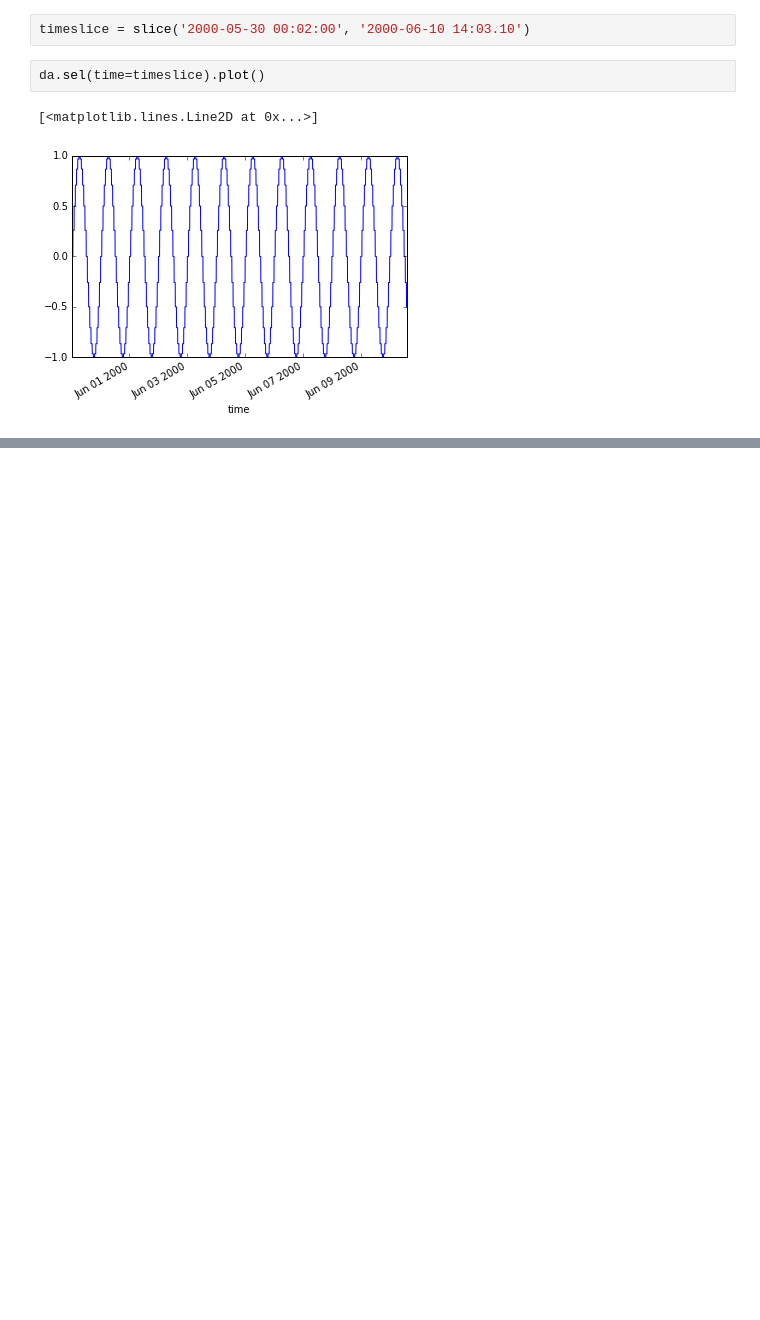
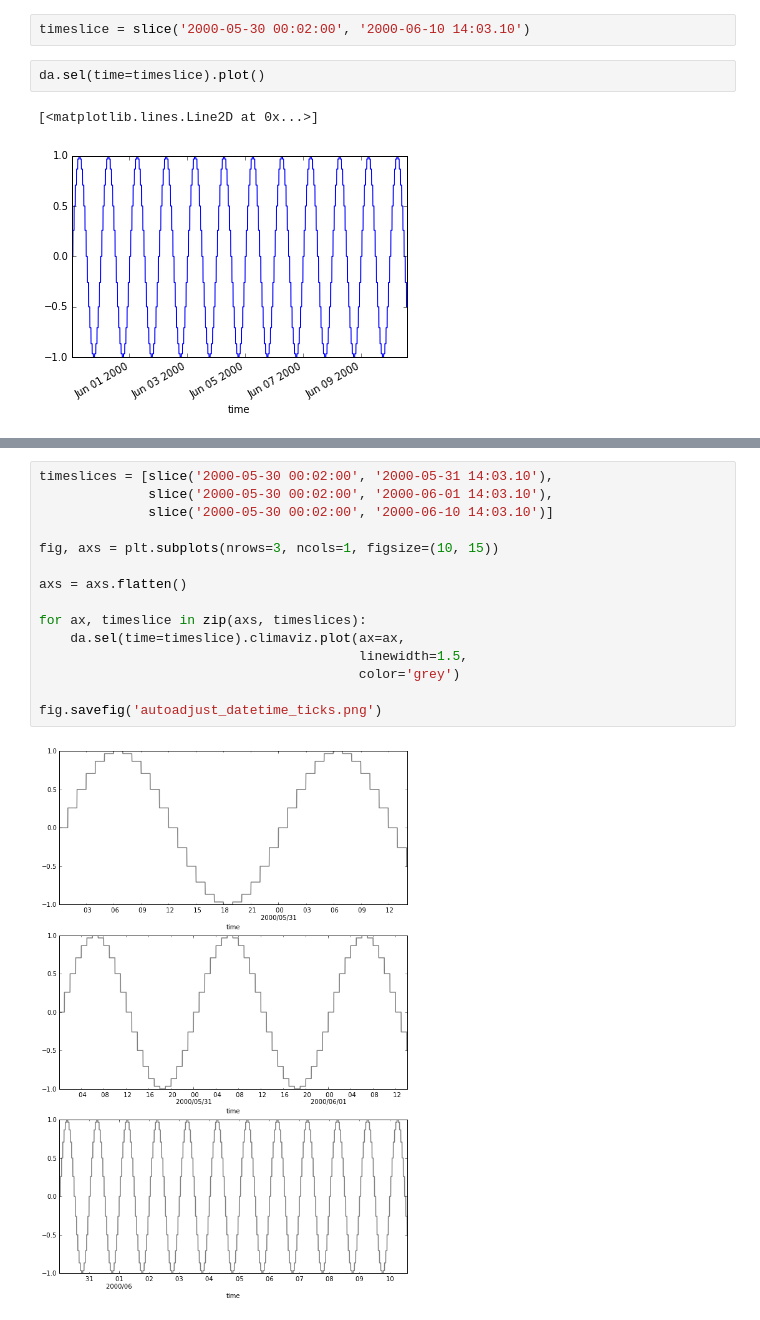
Before and after one commit to qAp/climatools, a Jupyter notebook: climatools/examples/autoadjust_datetime_ticks/autoadjust_datetime.ipynb, the cells around one changed output, grey strips where cells are left out. Drawn from its saved outputs; the diff is of its cells as text; blank space fills up the shorter version.

```diff
--- a/climatools/examples/autoadjust_datetime_ticks/autoadjust_datetime.ipynb
+++ b/climatools/examples/autoadjust_datetime_ticks/autoadjust_datetime.ipynb
@@ -81,0 +68,17 @@ climaviz.set_xaxis_datetime_ticklocs_ticklabels(ax.xaxis,
+# %%
+timeslices = [slice('2000-05-30 00:02:00', '2000-05-31 14:03.10'),
+              slice('2000-05-30 00:02:00', '2000-06-01 14:03.10'),
+              slice('2000-05-30 00:02:00', '2000-06-10 14:03.10')]
+
+fig, axs = plt.subplots(nrows=3, ncols=1, figsize=(10, 15))
+
+axs = axs.flatten()
+
+for ax, timeslice in zip(axs, timeslices):
+    da.sel(time=timeslice).climaviz.plot(ax=ax,
+                                         linewidth=1.5,
+                                         color='grey')
+
+fig.savefig('autoadjust_datetime_ticks.png')
+# %% [output]
+[figure, added]
```
Also changed, not shown: parts of 7 cells of this notebook, 1 other file.
